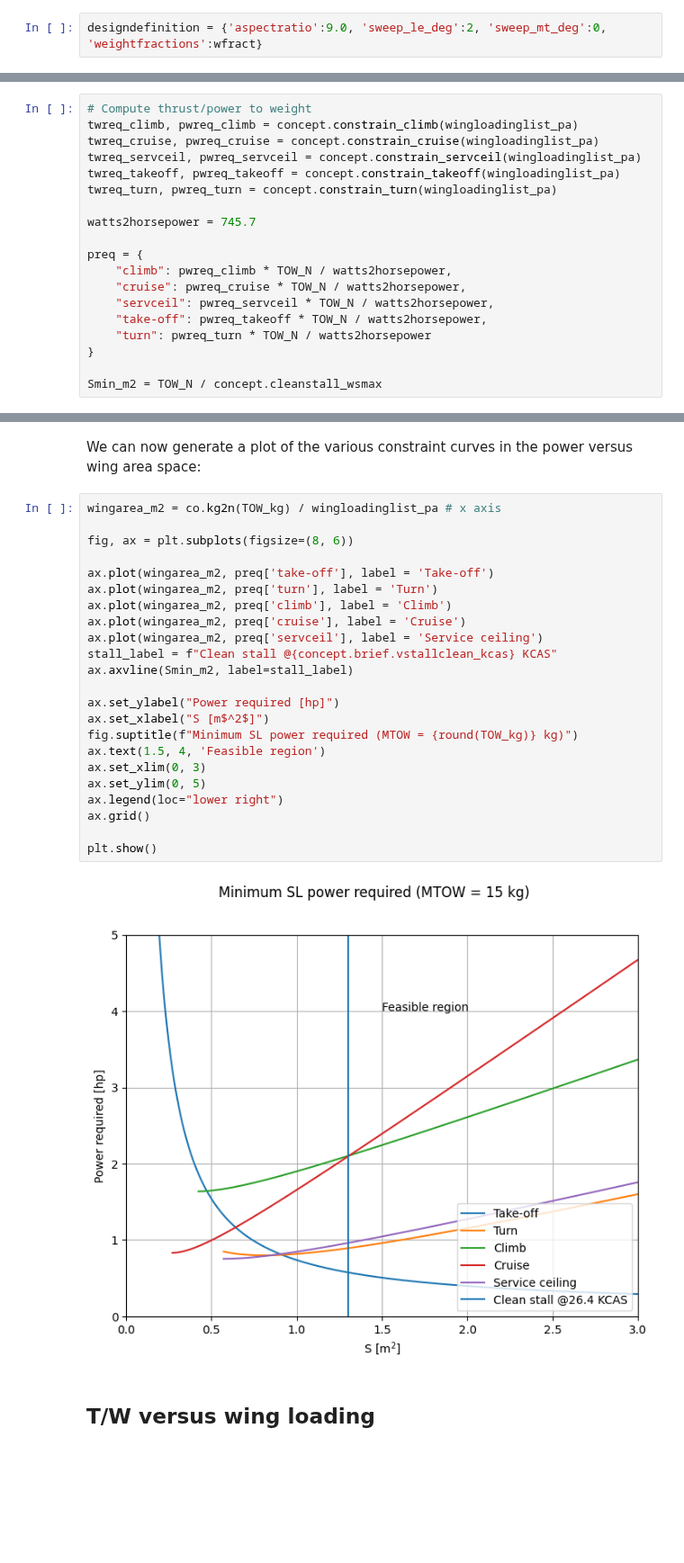
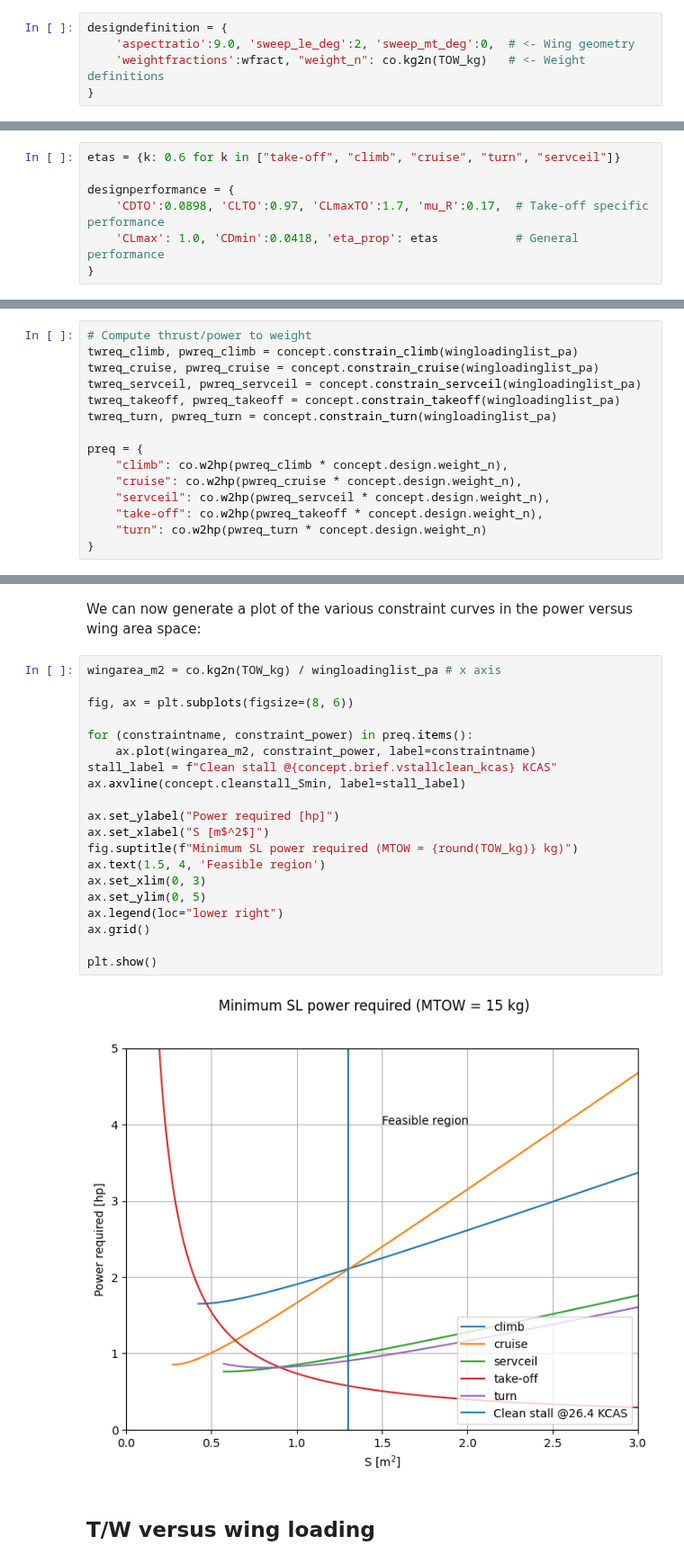
Before and after one commit to yaseen157/ADRpy, a Jupyter notebook: docs/ADRpy/notebooks/Example - Constraint Analysis of Small Fixed-wing UAV.ipynb, the cells around one changed output, grey strips where cells are left out. Shown at 90% size. Cells and saved outputs as stored; diff of their text form; blank space fills up the shorter version.

```diff
--- a/docs/ADRpy/notebooks/Example - Constraint Analysis of Small Fixed-wing UAV.ipynb
+++ b/docs/ADRpy/notebooks/Example - Constraint Analysis of Small Fixed-wing UAV.ipynb
@@ -30,4 +34,7 @@ These fractions, as well as some basic design parameters are specified in the ``
 # %%
-designdefinition = {'aspectratio':9.0, 'sweep_le_deg':2, 'sweep_mt_deg':0, 'weightfractions':wfract}
+designdefinition = {
+    'aspectratio':9.0, 'sweep_le_deg':2, 'sweep_mt_deg':0,  # <- Wing geometry
+    'weightfractions':wfract, "weight_n": co.kg2n(TOW_kg)   # <- Weight definitions
+}
 # %% [markdown]
 We next define some design performance estimates, e.g., the propeller efficiencies ($\eta_\mathrm{prop}$) corresponding to the various constraints, drag and lift coefficients and the wheel rolling resistance coefficient:
@@ -46,3 +41,10 @@ TOW_N = TOW_kg * 9.80665
+# %%
+etas = {k: 0.6 for k in ["take-off", "climb", "cruise", "turn", "servceil"]}
+
+designperformance = {
+    'CDTO':0.0898, 'CLTO':0.97, 'CLmaxTO':1.7, 'mu_R':0.17,  # Take-off specific performance
+    'CLmax': 1.0, 'CDmin':0.0418, 'eta_prop': etas           # General performance
+}
 # %% [markdown]
 Define the atmosphere in which the calculations are to be conducted - in this case the International Standard Atmosphere. Other atmospheres available in the ``Atmospheres`` class: off-standard ISAs, MIL-HDBK-310 and bespoke atmospheres.
 # %%
@@ -65,17 +67,13 @@ twreq_servceil, pwreq_servceil = concept.constrain_servceil(wingloadinglist_pa)
 twreq_takeoff, pwreq_takeoff = concept.constrain_takeoff(wingloadinglist_pa)
 twreq_turn, pwreq_turn = concept.constrain_turn(wingloadinglist_pa)
 
-watts2horsepower = 745.7
-
 preq = {
-    "climb": pwreq_climb * TOW_N / watts2horsepower,
-    "cruise": pwreq_cruise * TOW_N / watts2horsepower,
-    "servceil": pwreq_servceil * TOW_N / watts2horsepower,
-    "take-off": pwreq_takeoff * TOW_N / watts2horsepower,
-    "turn": pwreq_turn * TOW_N / watts2horsepower
+    "climb": co.w2hp(pwreq_climb * concept.design.weight_n),
+    "cruise": co.w2hp(pwreq_cruise * concept.design.weight_n),
+    "servceil": co.w2hp(pwreq_servceil * concept.design.weight_n),
+    "take-off": co.w2hp(pwreq_takeoff * concept.design.weight_n),
+    "turn": co.w2hp(pwreq_turn * concept.design.weight_n)
 }
-
-Smin_m2 = TOW_N / concept.cleanstall_wsmax
 # %% [markdown]
 ## Power versus wing area
 # %% [markdown]
@@ -83,28 +81,25 @@ We can now generate a plot of the various constraint curves in the power versus
 # %%
 wingarea_m2 = co.kg2n(TOW_kg) / wingloadinglist_pa # x axis
 
 fig, ax = plt.subplots(figsize=(8, 6))
 
-ax.plot(wingarea_m2, preq['take-off'], label = 'Take-off')
-ax.plot(wingarea_m2, preq['turn'], label = 'Turn')
-ax.plot(wingarea_m2, preq['climb'], label = 'Climb')
-ax.plot(wingarea_m2, preq['cruise'], label = 'Cruise')
-ax.plot(wingarea_m2, preq['servceil'], label = 'Service ceiling')
+for (constraintname, constraint_power) in preq.items():
+    ax.plot(wingarea_m2, constraint_power, label=constraintname)
 stall_label = f"Clean stall @{concept.brief.vstallclean_kcas} KCAS"
-ax.axvline(Smin_m2, label=stall_label)
+ax.axvline(concept.cleanstall_Smin, label=stall_label)
 
 ax.set_ylabel("Power required [hp]")
 ax.set_xlabel("S [m$^2$]")
 fig.suptitle(f"Minimum SL power required (MTOW = {round(TOW_kg)} kg)")
 ax.text(1.5, 4, 'Feasible region')
 ax.set_xlim(0, 3)
 ax.set_ylim(0, 5)
 ax.legend(loc="lower right")
 ax.grid()
 
 plt.show()
 # %% [output]
-[figure, old version]
+[figure, new version]
 # %% [markdown]
 ## T/W versus wing loading
 # %%
```
Also changed, not shown: parts of 9 cells of this notebook, 13 other files.
